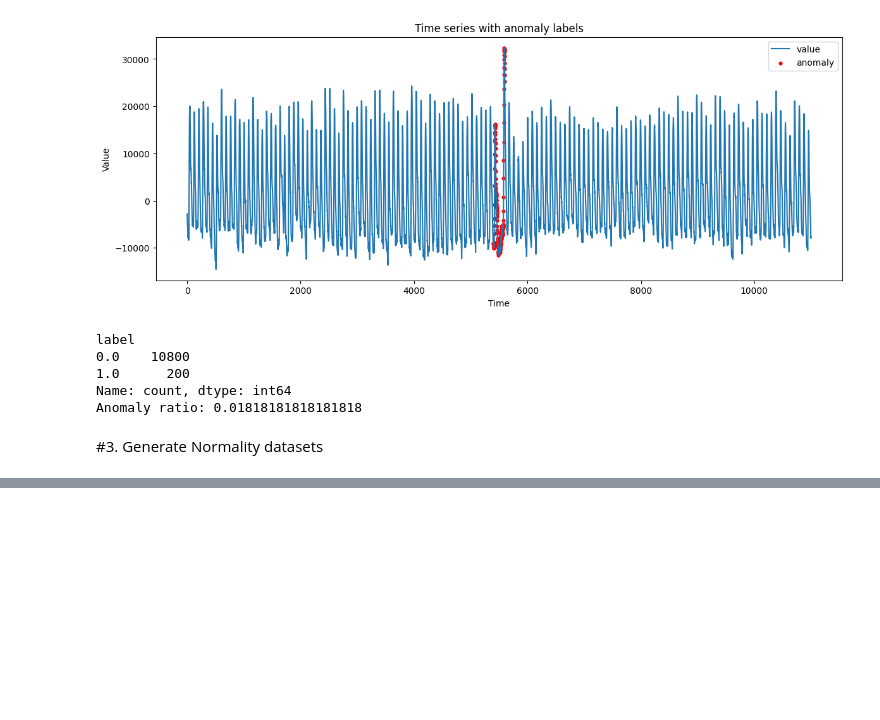
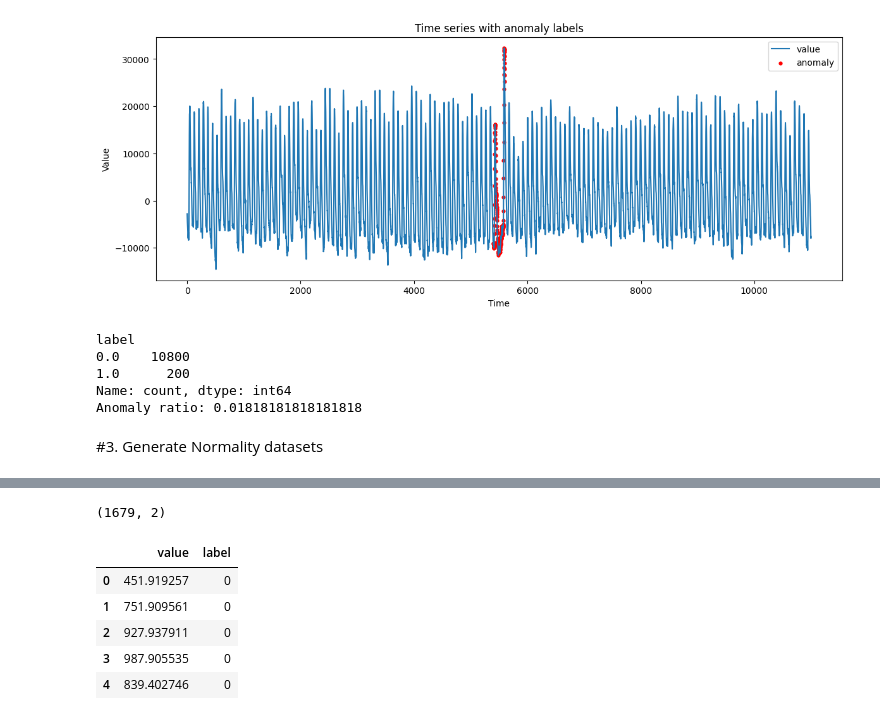
Before and after one commit to OrestisGeo/streamify-ts-anomaly-detection, a Jupyter notebook: notebooks/project2_main.ipynb, the cells around one changed output, grey strips where cells are left out. Cells and saved outputs as stored; diff of their text form; code cells hidden in the pictures; blank space fills up the shorter version.

```diff
--- a/notebooks/project2_main.ipynb
+++ b/notebooks/project2_main.ipynb
@@ -188,0 +261,43 @@ Anomaly ratio: 0.01818181818181818
+# %%
+def read_out_file(path):
+    """
+    Reads a TSB-UAD .out file.
+
+    Expected output:
+    - first column: time-series value
+    - second column: anomaly label
+    """
+
+    # First try normal CSV reading
+    try:
+        df = pd.read_csv(path)
+    except Exception:
+        df = pd.read_csv(path, sep=None, engine="python", header=None)
+
+    # If there is no proper header, assign names
+    if df.shape[1] >= 2:
+        # Keep only first two columns
+        df = df.iloc[:, :2].copy()
+
+        # If columns are not already value/label, rename them
+        df.columns = ["value", "label"]
+    else:
+        raise ValueError(f"Could not read file correctly: {path}")
+
+    df["value"] = pd.to_numeric(df["value"], errors="coerce")
+    df["label"] = pd.to_numeric(df["label"], errors="coerce").fillna(0).astype(int)
+
+    return df
+# %%
+df = read_out_file(example_file)
+
+print(df.shape)
+df.head()
+# %% [output]
+(1679, 2)
+|  | value | label |
+| 0 | 451.919257 | 0 |
+| 1 | 751.909561 | 0 |
+| 2 | 927.937911 | 0 |
+| 3 | 987.905535 | 0 |
+| 4 | 839.402746 | 0 |
```
Also changed, not shown: parts of 9 cells of this notebook.
